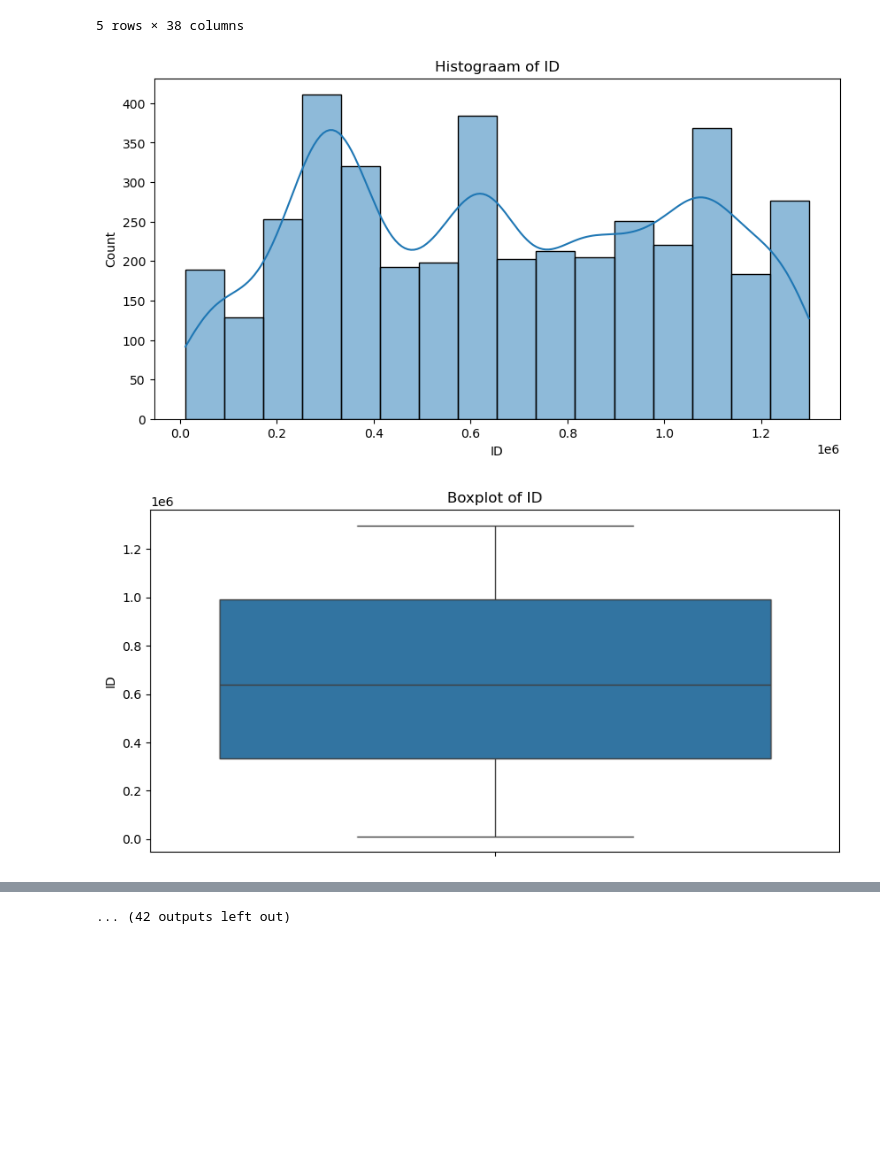
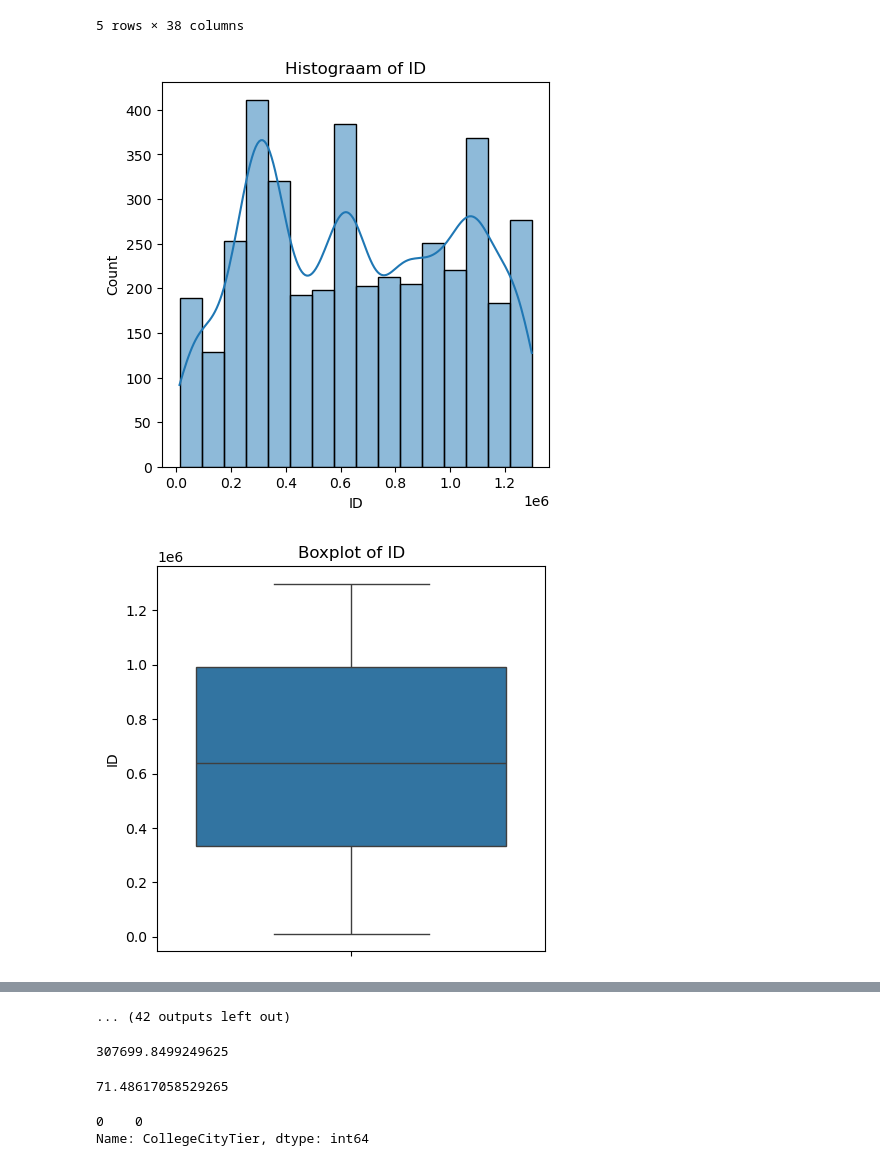
Before and after one commit to ShreyasIcY/hackathon, a Jupyter notebook: AMCAT data analysis.ipynb, the cells around one changed output, grey strips where cells are left out. Drawn from its saved outputs; the diff is of its cells as text; code cells hidden in the pictures; blank space fills up the shorter version.

```diff
--- a/AMCAT data analysis.ipynb
+++ b/AMCAT data analysis.ipynb
@@ -101,6 +101,6 @@ for column in data.select_dtypes(include=['float64','int64']):
     IQR=q3-q1
     lower_bound=(q1-1.5)*IQR
     upper_bound=(q3+1.5)*IQR
-    outliers=data[(data[column]>lower_bound)|(data[column]<upper_bound)]
+    outliers=data[(data[column]>lower_bound)&(data[column]<upper_bound)]
     print(f'outliers present in column: {column}: {outliers.shape[0]}')
 # %% [output]
@@ -167,15 +167,15 @@ data.head()
 # %%
 import seaborn as sns
 for column in data.select_dtypes(include=['int64','float64']):
-    plt.figure(figsize=(10,5))
+    plt.figure(figsize=(5,5))
     sns.histplot(data[column],kde=True)
     plt.title(f'Histograam of {column}')
     plt.show()
 
-    plt.figure(figsize=(10,5))
+    plt.figure(figsize=(5,5))
     sns.boxplot(data[column])
     plt.title(f'Boxplot of {column}')
     plt.show()
 # %% [output]
-[figure, old version]
+[figure, new version]
-[figure, old version]
+[figure, new version]
@@ -192 +192,14 @@ for column in data.select_dtypes(include=['int64','float64']):
 ... (42 outputs left out)
+# %%
+data["Salary"].mean()
+# %% [output]
+307699.8499249625
+# %%
+data["collegeGPA"].mean()
+# %% [output]
+71.48617058529265
+# %%
+data["CollegeCityTier"].mode()
+# %% [output]
+0    0
+Name: CollegeCityTier, dtype: int64
```
Also changed, not shown: parts of 16 cells of this notebook.
